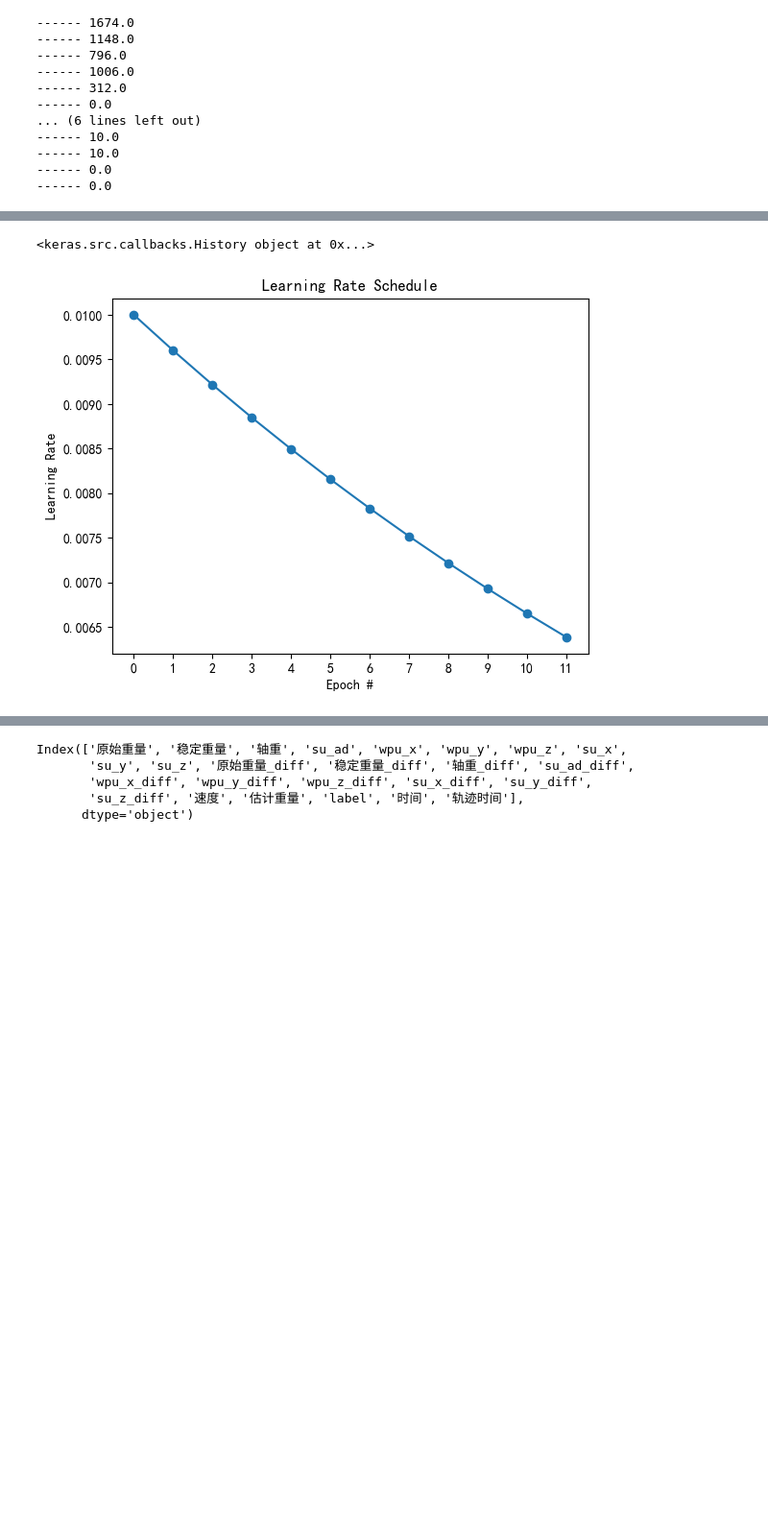
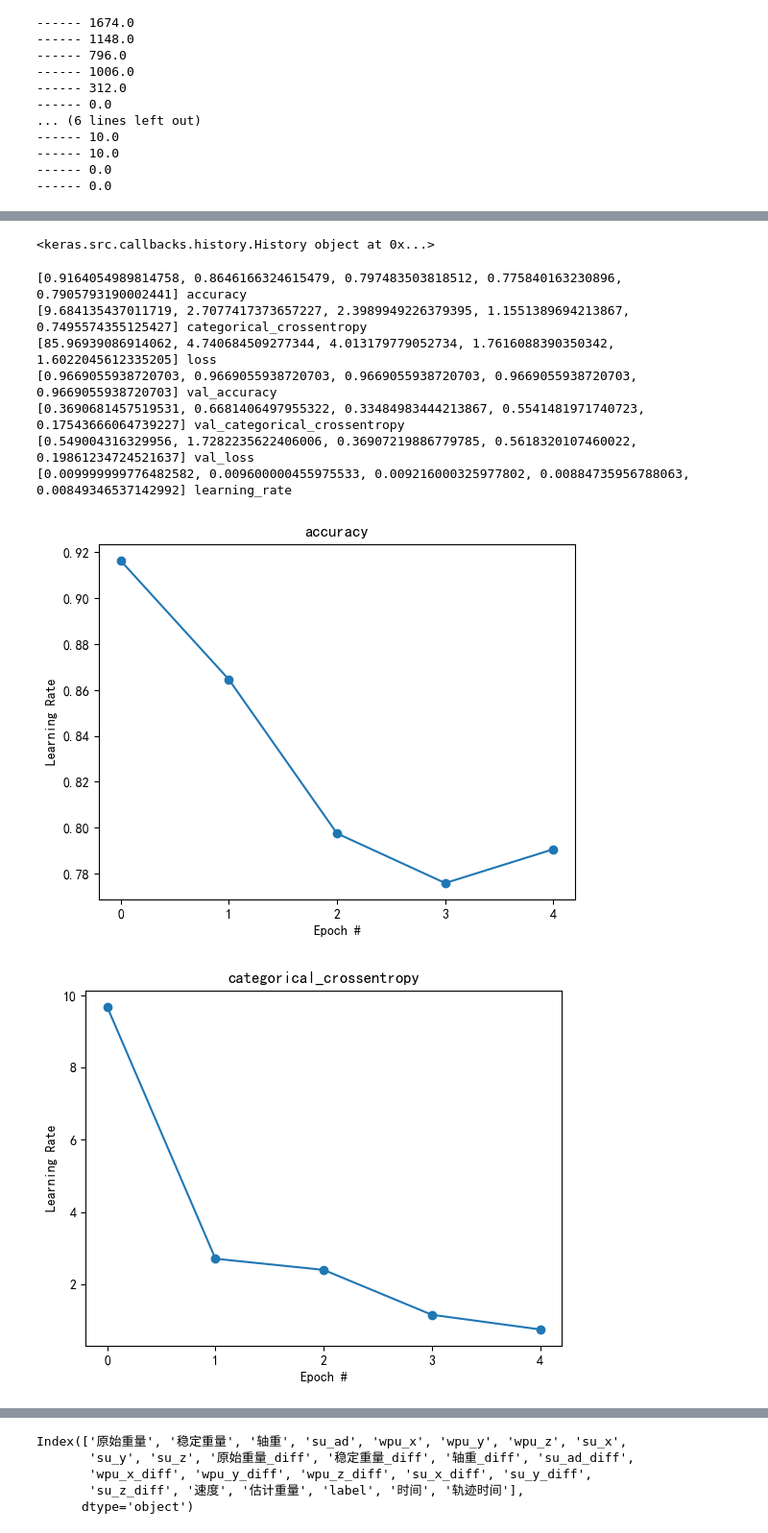
Before and after one commit to ainiubility/CNN-LSTM-Attention, a Jupyter notebook: C_L_A_train_alldata.ipynb, the cells around one changed output, grey strips where cells are left out. Shown at 96% size. Drawn from its saved outputs; the diff is of its cells as text; code cells hidden in the pictures; blank space fills up the shorter version.

```diff
--- a/C_L_A_train_alldata.ipynb
+++ b/C_L_A_train_alldata.ipynb
@@ -536,7 +511,7 @@ history = model.fit(
     trainWindow,
     epochs=epochs,
     verbose='auto',
-    # batch_size=batch_size,
+    batch_size=batch_size,
     validation_data=valWindow,
     # validation_split=0.2,
     # shuffle=False,
@@ -600,25 +549,35 @@ Epoch 12: early stopping
 # %%
 print(history)
 # %% [output]
-<keras.src.callbacks.History object at 0x...>
+<keras.src.callbacks.history.History object at 0x...>
 # %%
 H = history
 
 
 #画学习率变化曲线并保存到log中
 def plot(lrs, title="Learning Rate Schedule"):
     #计算学习率随epoch的变化值
     epochs = np.arange(len(lrs))
     plt.figure()
     plt.plot(epochs, lrs)
     plt.xticks(epochs)
     plt.scatter(epochs, lrs)
     plt.title(title)
     plt.xlabel("Epoch #")
     plt.ylabel("Learning Rate")
 
 
-plot(H.history['lr'])
+for k, v in H.history.items():
+    print(v, k)
+    plot(v,k)
 plt.savefig(os.path.join(log_dir, 'learning_rate.png'))
 # %% [output]
+[0.9164054989814758, 0.8646166324615479, 0.797483503818512, 0.775840163230896, 0.7905793190002441] accuracy
+[9.684135437011719, 2.7077417373657227, 2.3989949226379395, 1.1551389694213867, 0.7495574355125427] categorical_crossentropy
+[85.96939086914062, 4.740684509277344, 4.013179779052734, 1.7616088390350342, 1.6022045612335205] loss
+[0.9669055938720703, 0.9669055938720703, 0.9669055938720703, 0.9669055938720703, 0.9669055938720703] val_accuracy
+[0.3690681457519531, 0.6681406497955322, 0.33484983444213867, 0.5541481971740723, 0.17543666064739227] val_categorical_crossentropy
+[0.549004316329956, 1.7282235622406006, 0.36907219886779785, 0.5618320107460022, 0.19861234724521637] val_loss
+[0.009999999776482582, 0.009600000455975533, 0.009216000325977802, 0.00884735956788063, 0.00849346537142992] learning_rate
-[figure, old version]
+[figure, new version]
+[figure, added]
```
Also changed, not shown: parts of 11 cells of this notebook, 3 other files.
